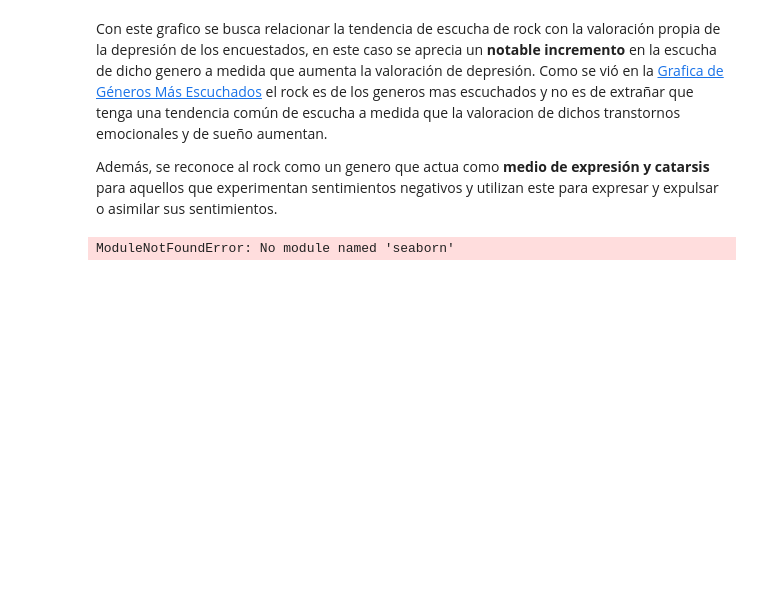
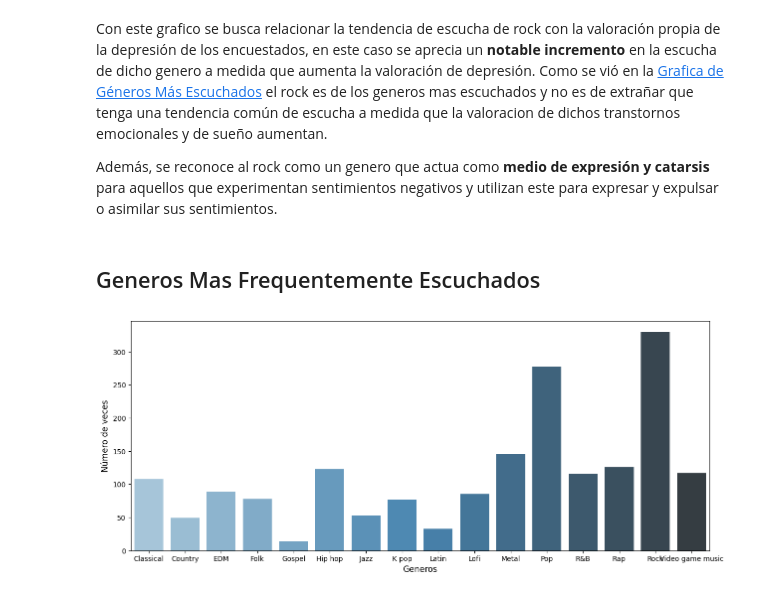
Before and after one commit to daobaa/M14Datasets, a Jupyter notebook: Project.ipynb, the cells around one changed output. Cells and saved outputs as stored; diff of their text form; code cells hidden in the pictures; blank space fills up the shorter version.

```diff
--- a/Project.ipynb
+++ b/Project.ipynb
@@ -160,21 +160,23 @@ plt.show()
 Con este grafico se busca relacionar la tendencia de escucha de rock con la valoración propia de la depresión de los encuestados, en este caso se aprecia un **notable incremento** en la escucha de dicho genero a medida que aumenta la valoración de depresión. Como se vió en la [Grafica de Géneros Más Escuchados](#Generos-Mas-Escuchados) el rock es de los generos mas escuchados y no es de extrañar que tenga una tendencia común de escucha a medida que la valoracion de dichos transtornos emocionales y de sueño aumentan.
 
 Además, se reconoce al rock como un genero que actua como **medio de expresión y catarsis** para aquellos que experimentan sentimientos negativos y utilizan este para expresar y expulsar o asimilar sus sentimientos.
+# %% [markdown]
+## Generos Mas Frequentemente Escuchados
 # %%
 from imports import *
 
-columnas_especificas = ['Frequency [Classical]', 'Frequency [Country]', 'Frequency [EDM]', 'Frequency [Folk]', 'Frequency [Gospel]', 'Frequency [Hip hop]', 'Frequency [Jazz]', 'Frequency [K pop]', 'Frequency [Latin]', 'Frequency [Lofi]', 'Frequency [Metal]', 'Frequency [Pop]', 'Frequency [R&B]', 'Frequency [Rap]', 'Frequency [Rock]', 'Frequency [Video game music]']
+columns = ['Frequency [Classical]', 'Frequency [Country]', 'Frequency [EDM]', 'Frequency [Folk]', 'Frequency [Gospel]', 'Frequency [Hip hop]', 'Frequency [Jazz]', 'Frequency [K pop]', 'Frequency [Latin]', 'Frequency [Lofi]', 'Frequency [Metal]', 'Frequency [Pop]', 'Frequency [R&B]', 'Frequency [Rap]', 'Frequency [Rock]', 'Frequency [Video game music]']
+df_filtrado = df[columns]
+conteo = (df_filtrado == "Very frequently").sum()
+abv = {col: col.split('[')[-1].split(']')[0] for col in columns}
+columns_abv = conteo.rename(abv)
 
-df_filtrado = df[columnas_especificas]
+plt.figure(figsize=(15, 6))
+sns.barplot(x=columns_abv.index, y=columns_abv.values, hue=columns_abv.index, palette='Blues_d')
 
-conteo = (df_filtrado == "Very frequently").sum()
-
-plt.figure(figsize=(10, 6))
-sns.barplot(x=conteo.index, y=conteo.values, palette='Blues_d')
-
-plt.xlabel("Columnas", fontsize=12)
+plt.xlabel("Generos", fontsize=12)
 plt.ylabel("Número de veces", fontsize=12)
 
 plt.show()
 # %% [output]
-ModuleNotFoundError: No module named 'seaborn'
+[figure, added]
```
Also changed, not shown: parts of 2 cells of this notebook.
